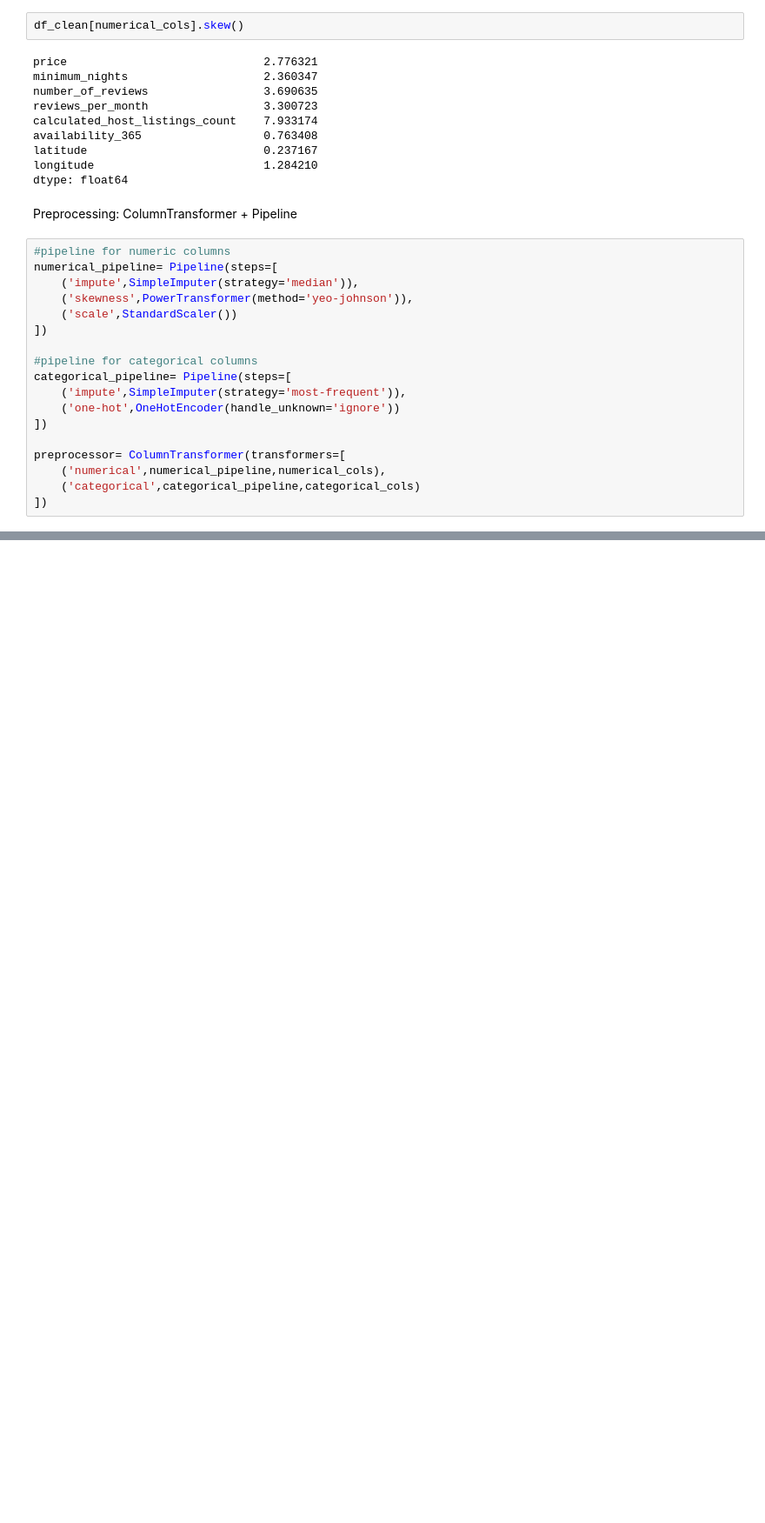
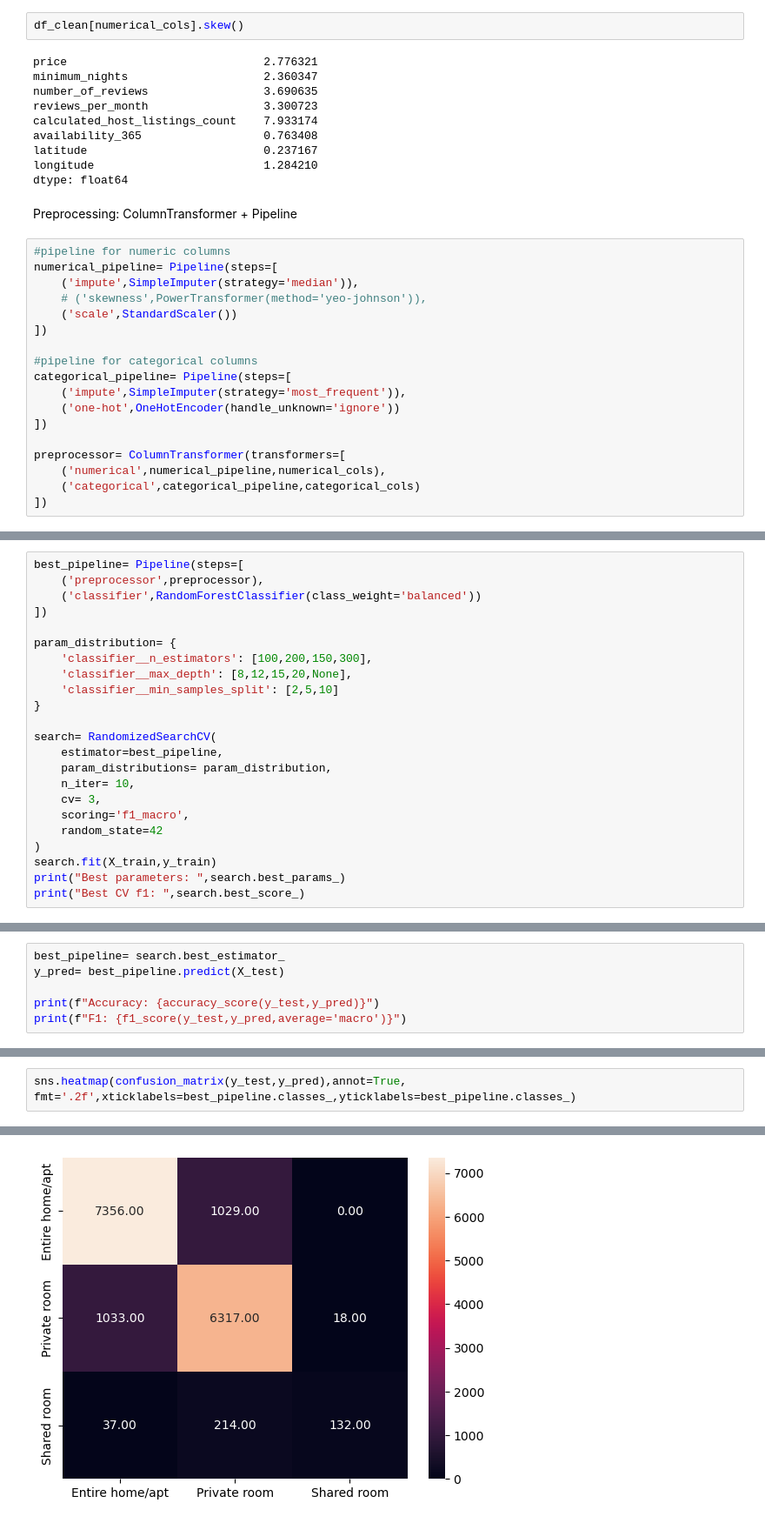
Before and after one commit to AnujrajShrestha/nyc-airbnb-room-prediction, a Jupyter notebook: prediction.ipynb, the cells around one changed output, grey strips where cells are left out. Shown at 87% size. Drawn from its saved outputs; the diff is of its cells as text; blank space fills up the shorter version.

```diff
--- a/prediction.ipynb
+++ b/prediction.ipynb
@@ -189,13 +194,13 @@ Preprocessing: ColumnTransformer + Pipeline
 #pipeline for numeric columns
 numerical_pipeline= Pipeline(steps=[
     ('impute',SimpleImputer(strategy='median')),
-    ('skewness',PowerTransformer(method='yeo-johnson')),
+    # ('skewness',PowerTransformer(method='yeo-johnson')),
     ('scale',StandardScaler())
 ])
 
 #pipeline for categorical columns
 categorical_pipeline= Pipeline(steps=[
-    ('impute',SimpleImputer(strategy='most-frequent')),
+    ('impute',SimpleImputer(strategy='most_frequent')),
     ('one-hot',OneHotEncoder(handle_unknown='ignore'))
 ])
 
@@ -225,0 +258,23 @@ ColumnTransformer(transformers=[('numerical',
+# %%
+best_pipeline= Pipeline(steps=[
+    ('preprocessor',preprocessor),
+    ('classifier',RandomForestClassifier(class_weight='balanced'))
+])
+
+param_distribution= {
+    'classifier__n_estimators': [100,200,150,300],
+    'classifier__max_depth': [8,12,15,20,None],
+    'classifier__min_samples_split': [2,5,10]
+}
+
+search= RandomizedSearchCV(
+    estimator=best_pipeline,
+    param_distributions= param_distribution,
+    n_iter= 10,
+    cv= 3,
+    scoring='f1_macro',
+    random_state=42
+)
+search.fit(X_train,y_train)
+print("Best parameters: ",search.best_params_)
+print("Best CV f1: ",search.best_score_)
@@ -225,0 +286,6 @@ ColumnTransformer(transformers=[('numerical',
+# %%
+best_pipeline= search.best_estimator_
+y_pred= best_pipeline.predict(X_test)
+
+print(f"Accuracy: {accuracy_score(y_test,y_pred)}")
+print(f"F1: {f1_score(y_test,y_pred,average='macro')}")
@@ -225,0 +295,3 @@ ColumnTransformer(transformers=[('numerical',
+# %%
+sns.heatmap(confusion_matrix(y_test,y_pred),annot=True, fmt='.2f',xticklabels=best_pipeline.classes_,yticklabels=best_pipeline.classes_)
+# %% [output]
@@ -225,0 +299 @@ ColumnTransformer(transformers=[('numerical',
+[figure, added]
```
Also changed, not shown: parts of 12 cells of this notebook.
